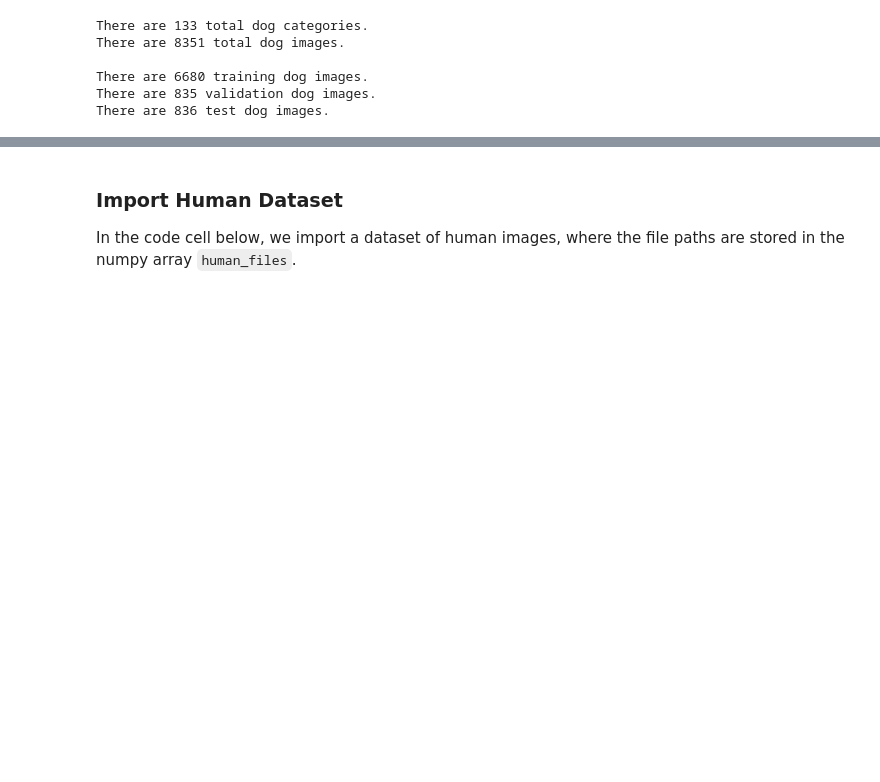
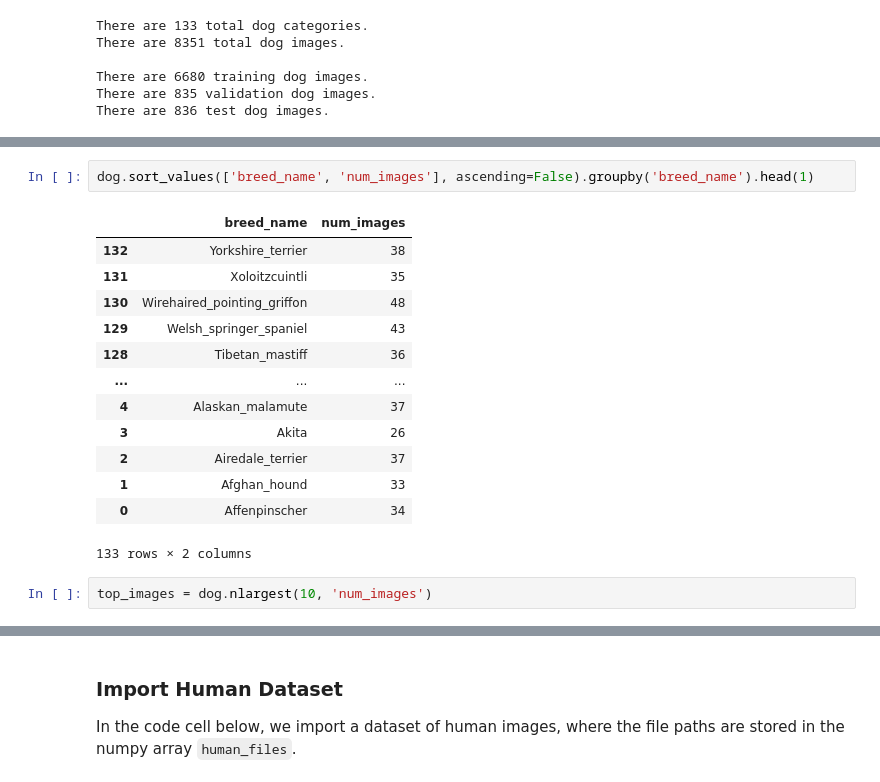
Before and after one commit to jalaltareen/Dog_Classifier, a Jupyter notebook: dog_app.ipynb, the cells around one changed output, grey strips where cells are left out. Cells and saved outputs as stored; diff of their text form; blank space fills up the shorter version.

```diff
--- a/dog_app.ipynb
+++ b/dog_app.ipynb
@@ -121,0 +142,18 @@ There are 836 test dog images.
+# %%
+dog.sort_values(['breed_name', 'num_images'], ascending=False).groupby('breed_name').head(1)
+# %% [output]
+|  | breed_name | num_images |
+| 132 | Yorkshire_terrier | 38 |
+| 131 | Xoloitzcuintli | 35 |
+| 130 | Wirehaired_pointing_griffon | 48 |
+| 129 | Welsh_springer_spaniel | 43 |
+| 128 | Tibetan_mastiff | 36 |
+| ... | ... | ... |
+| 4 | Alaskan_malamute | 37 |
+| 3 | Akita | 26 |
+| 2 | Airedale_terrier | 37 |
+| 1 | Afghan_hound | 33 |
+| 0 | Affenpinscher | 34 |
+133 rows × 2 columns
+# %%
+top_images = dog.nlargest(10, 'num_images')
```
Also changed, not shown: parts of 6 cells of this notebook.
